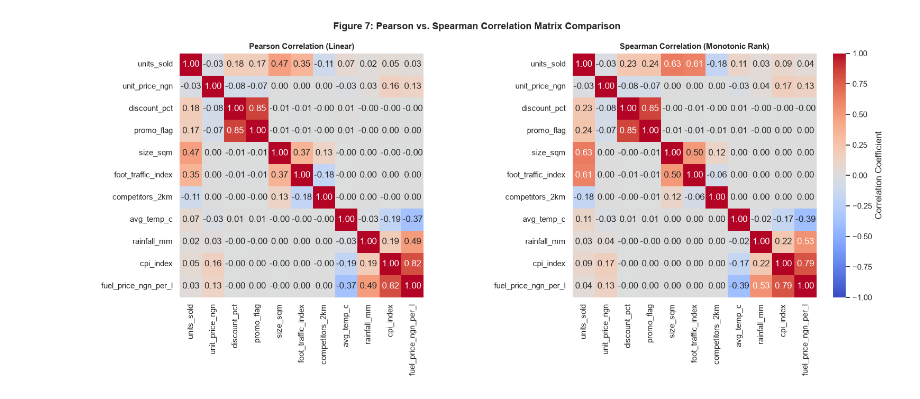
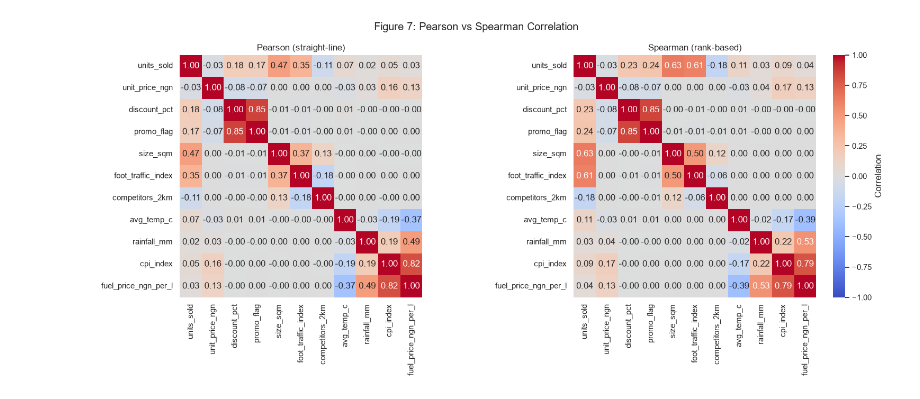
Before and after one commit to mosigomina/brainpals, a Jupyter notebook: 02_eda.ipynb, the cells around one changed output. Drawn from its saved outputs; the diff is of its cells as text; code cells hidden in the pictures.

```diff
--- a/02_eda.ipynb
+++ b/02_eda.ipynb
@@ -299,71 +162,22 @@ Figure 6 saved to figures/fig6_units_by_store_type.png
 # %%
-# -------------------------------------------------------------------------
-# Figure 7: Pearson vs. Spearman Correlation Matrix Comparison
-# -------------------------------------------------------------------------
-
-# 1. Select key analytical variables across sales, operations, and macro factors
-corr_cols = [
-    'units_sold', 'unit_price_ngn', 'discount_pct', 'promo_flag',
-    'size_sqm', 'foot_traffic_index', 'competitors_2km',
-    'avg_temp_c', 'rainfall_mm', 'cpi_index', 'fuel_price_ngn_per_l'
+corr_vars = [
+    'units_sold', 'unit_price_ngn', 'discount_pct', 'promo_flag', 'size_sqm', 'foot_traffic_index',
+    'competitors_2km', 'avg_temp_c', 'rainfall_mm', 'cpi_index', 'fuel_price_ngn_per_l'
 ]
 
-# 2. Compute Pearson (linear) and Spearman (rank-order monotonic) correlations
-pearson_corr = df[corr_cols].corr(method='pearson')
-spearman_corr = df[corr_cols].corr(method='spearman')
+pearson = df[corr_vars].corr(method='pearson')
+spearman = df[corr_vars].corr(method='spearman')
 
-# 3. Create a side-by-side comparative heatmap
 fig, axes = plt.subplots(1, 2, figsize=(16, 7))
-
-# Left: Pearson Linear Correlation
-sns.heatmap(
-    pearson_corr,
-    annot=True,
-    fmt='.2f',
-    cmap='coolwarm',
-    vmin=-1,
-    vmax=1,
-    center=0,
-    cbar=False,
-    ax=axes[0],
-    square=True
-)
-axes[0].set_title('Pearson Correlation (Linear)', fontsize=11, fontweight='bold')
-
-# Right: Spearman Monotonic Rank Correlation
-sns.heatmap(
-    spearman_corr,
-    annot=True,
-    fmt='.2f',
-    cmap='coolwarm',
-    vmin=-1,
-    vmax=1,
-    center=0,
-    cbar=True,
-    cbar_kws={'label': 'Correlation Coefficient'},
-    ax=axes[1],
-    square=True
-)
-axes[1].set_title('Spearman Correlation (Monotonic Rank)', fontsize=11, fontweight='bold')
-
-plt.suptitle('Figure 7: Pearson vs. Spearman Correlation Matrix Comparison', fontsize=13, fontweight='bold', y=0.98)
+sns.heatmap(pearson, annot=True, fmt='.2f', cmap='coolwarm', vmin=-1, vmax=1, center=0,
+            cbar=False, square=True, ax=axes[0])
+axes[0].set_title('Pearson (straight-line)')
+sns.heatmap(spearman, annot=True, fmt='.2f', cmap='coolwarm', vmin=-1, vmax=1, center=0,
+            square=True, cbar_kws={'label': 'Correlation'}, ax=axes[1])
+axes[1].set_title('Spearman (rank-based)')
+plt.suptitle('Figure 7: Pearson vs Spearman Correlation')
 plt.tight_layout()
-
-# 4. Save figure directly at 300 DPI
-plt.savefig('figures/fig7_pearson_vs_spearman.png', dpi=300, bbox_inches='tight')
+plt.savefig('figures/fig7_pearson_vs_spearman.png', dpi=300)
 plt.show()
-
-# 5. Print top discrepancies using pure Pandas (no NumPy required)
-diff_corr = (pearson_corr - spearman_corr).abs().unstack()
-
-# Keep unique pairs only (exclude diagonals and mirrored pairs)
-unique_pairs = diff_corr[diff_corr.index.get_level_values(0) < diff_corr.index.get_level_values(1)]
-top_5 = unique_pairs.sort_values(ascending=False).head(5)
-
-print("\nTop 5 Discrepancies (|Pearson - Spearman|):")
-for (v1, v2), diff_val in top_5.items():
-    p_val = pearson_corr.loc[v1, v2]
-    s_val = spearman_corr.loc[v1, v2]
-    print(f"{v1} vs {v2}: Pearson = {p_val:.2f}, Spearman = {s_val:.2f} (Diff = {diff_val:.2f})")
 # %% [output]
-[figure, old version]
+[figure, new version]
```
Also changed, not shown: parts of 33 cells of this notebook, 21 other files.
